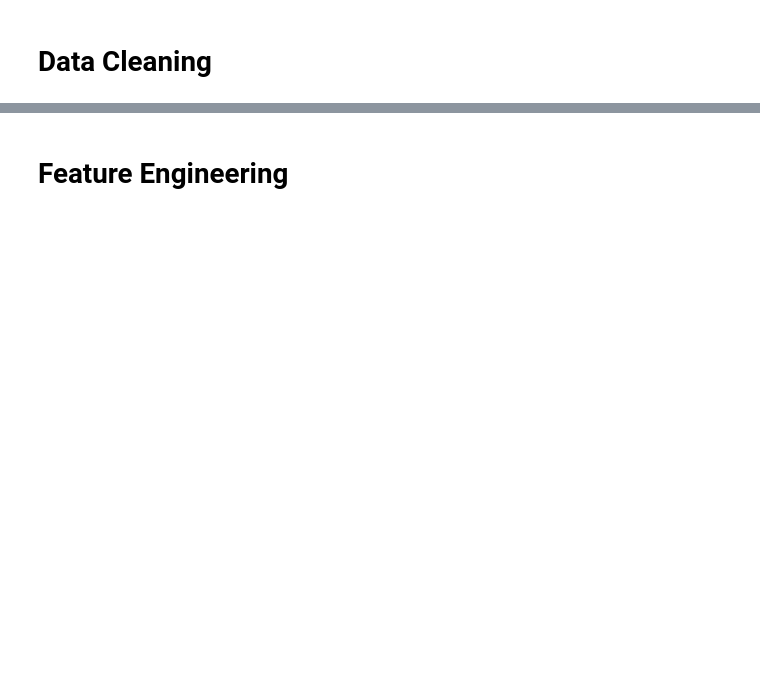
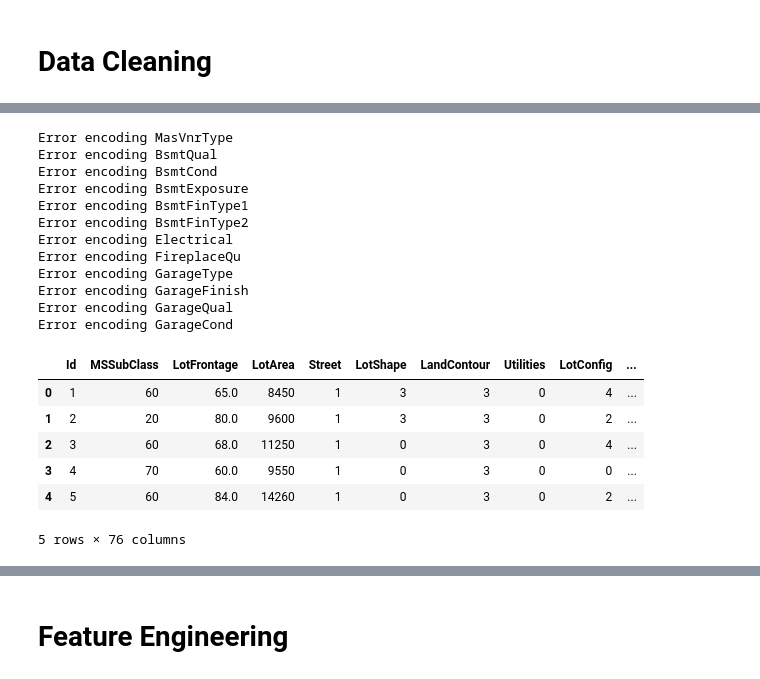
Before and after one commit to jtvkw2/House-Price-Analysis, a Jupyter notebook: House Prices Analysis.ipynb, the cells around one changed output, grey strips where cells are left out. Drawn from its saved outputs; the diff is of its cells as text; code cells hidden in the pictures; blank space fills up the shorter version.

```diff
--- a/House Prices Analysis.ipynb
+++ b/House Prices Analysis.ipynb
@@ -47,3 +54,13 @@ for dirname, _, filenames in os.walk('/kaggle/input'):
+# %%
+def dummyEncode(df):
+    columnsToEncode = list(df.select_dtypes(include=['category','object']))
+    le = LabelEncoder()
+    for feature in columnsToEncode:
+        try:
+            df[feature] = le.fit_transform(df[feature])
+        except:
+            print('Error encoding '+feature)
+    return df
 # %%
 train = pd.read_csv("/kaggle/input/house-prices-advanced-regression-techniques/train.csv")
 train.head()
@@ -55,0 +112,23 @@ test.head()
+# %%
+train = dummyEncode(train)
+train.head()
+# %% [output]
+Error encoding MasVnrType
+Error encoding BsmtQual
+Error encoding BsmtCond
+Error encoding BsmtExposure
+Error encoding BsmtFinType1
+Error encoding BsmtFinType2
+Error encoding Electrical
+Error encoding FireplaceQu
+Error encoding GarageType
+Error encoding GarageFinish
+Error encoding GarageQual
+Error encoding GarageCond
+|  | Id | MSSubClass | LotFrontage | LotArea | Street | LotShape | LandContour | Utilities | LotConfig | ... |
+| 0 | 1 | 60 | 65.0 | 8450 | 1 | 3 | 3 | 0 | 4 | ... |
+| 1 | 2 | 20 | 80.0 | 9600 | 1 | 3 | 3 | 0 | 2 | ... |
+| 2 | 3 | 60 | 68.0 | 11250 | 1 | 0 | 3 | 0 | 4 | ... |
+| 3 | 4 | 70 | 60.0 | 9550 | 1 | 0 | 3 | 0 | 0 | ... |
+| 4 | 5 | 60 | 84.0 | 14260 | 1 | 0 | 3 | 0 | 2 | ... |
+5 rows × 76 columns
```
Also changed, not shown: parts of 11 cells of this notebook.
